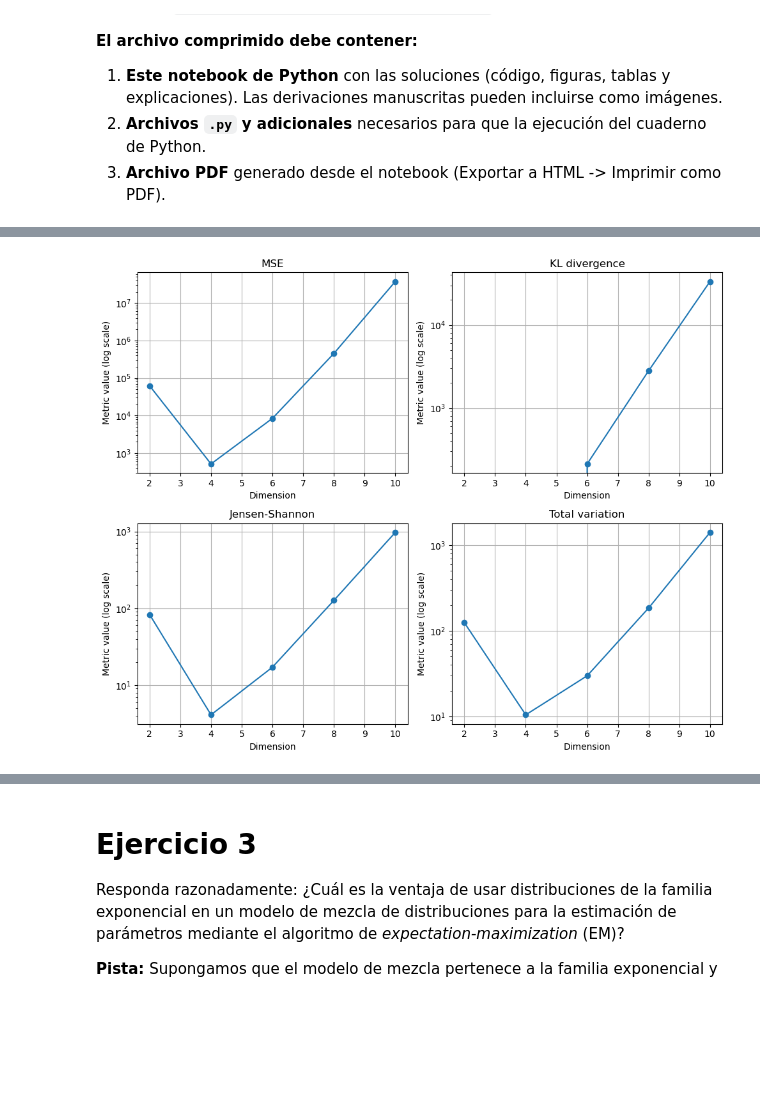
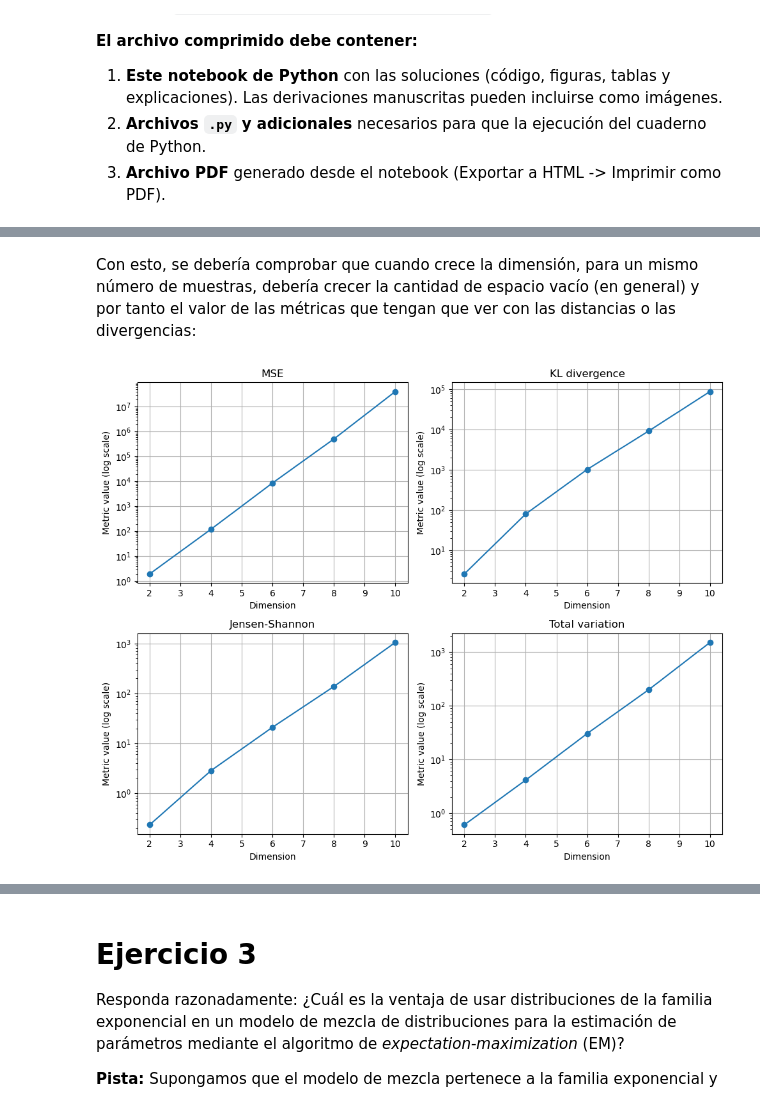
Before and after one commit to JosepDorronsoro/practicas3segundocuatri, a Jupyter notebook: apaut3/practicas/P03_AA3_2025_2026_12_Miranda_Dominguez/P03_AAIII_familia_exponencial.ipynb, the cells around one changed output, grey strips where cells are left out. Drawn from its saved outputs; the diff is of its cells as text; code cells hidden in the pictures; blank space fills up the shorter version.

```diff
--- a/apaut3/practicas/P03_AA3_2025_2026_12_Miranda_Dominguez/P03_AAIII_familia_exponencial.ipynb
+++ b/apaut3/practicas/P03_AA3_2025_2026_12_Miranda_Dominguez/P03_AAIII_familia_exponencial.ipynb
@@ -93,36 +128,40 @@ plt.show()
+# %% [markdown]
+Con esto, se debería comprobar que cuando crece la dimensión, para un mismo número de muestras, debería crecer la cantidad de espacio vacío (en general) y por tanto el valor de las métricas que tengan que ver con las distancias o las divergencias:
 # %%
 import numpy as np
 import matplotlib.pyplot as plt
 
 from utils.generate_probability_density_data import generate_density, sample_from_density
 from models import parzen_density
 from utils import compute_metrics, plot_metrics
 
 # fixed number of samples
 N = 2000
 
 dims = np.arange(2, 11, 2, dtype=int)  # dimensions from 2 to 10 with step of 2
 
 mse_list = []
 kl_list = []
 js_list = []
 tv_list = []
 
 for d in dims:
 
-    density = generate_density(d)
+    h = np.sqrt((2*N)/(d**2))
+
+    density = generate_density(d, random_state=random_state)
 
     X = sample_from_density(density, d, N)
 
-    est_density = parzen_density(X, 1)
+    est_density = parzen_density(X, h)
 
     mse, kl, js, tv = compute_metrics(density, est_density, sample_from_density, dim=d, n_eval= 20000)
 
     mse_list.append(mse)
     kl_list.append(kl)
     js_list.append(js)
     tv_list.append(tv)
 
 plot_metrics(dims, mse_list, kl_list, js_list, tv_list)
 # %% [output]
-[figure, old version]
+[figure, new version]
```
Also changed, not shown: parts of 14 cells of this notebook, 5 other files.
